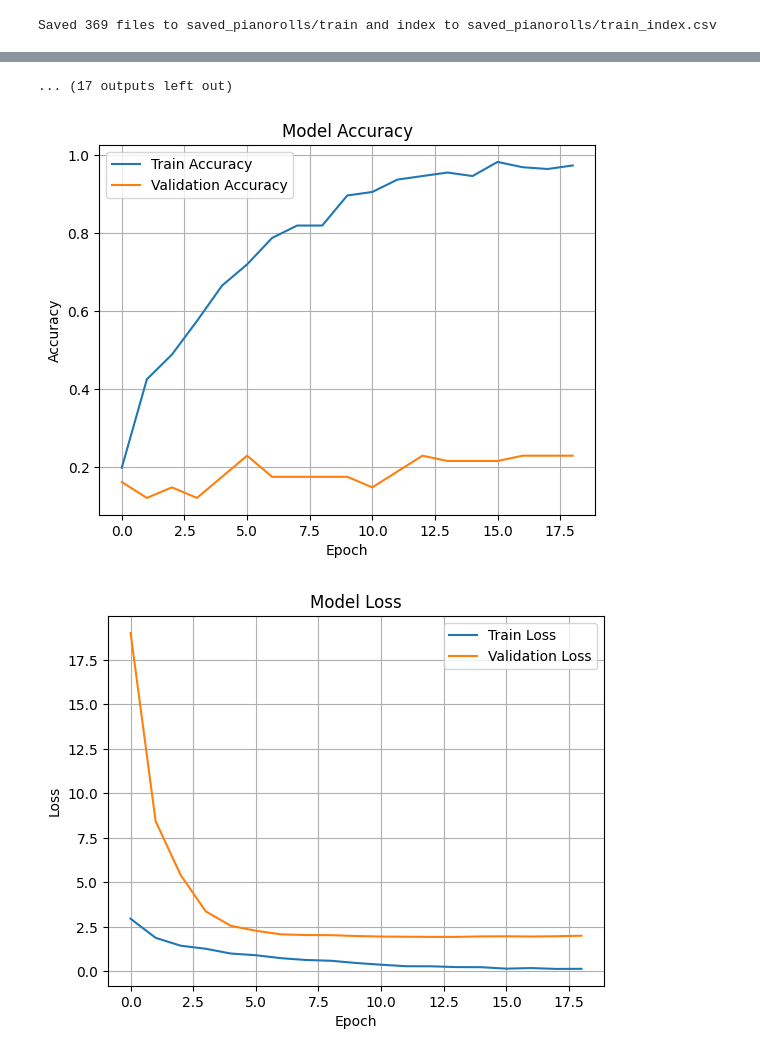
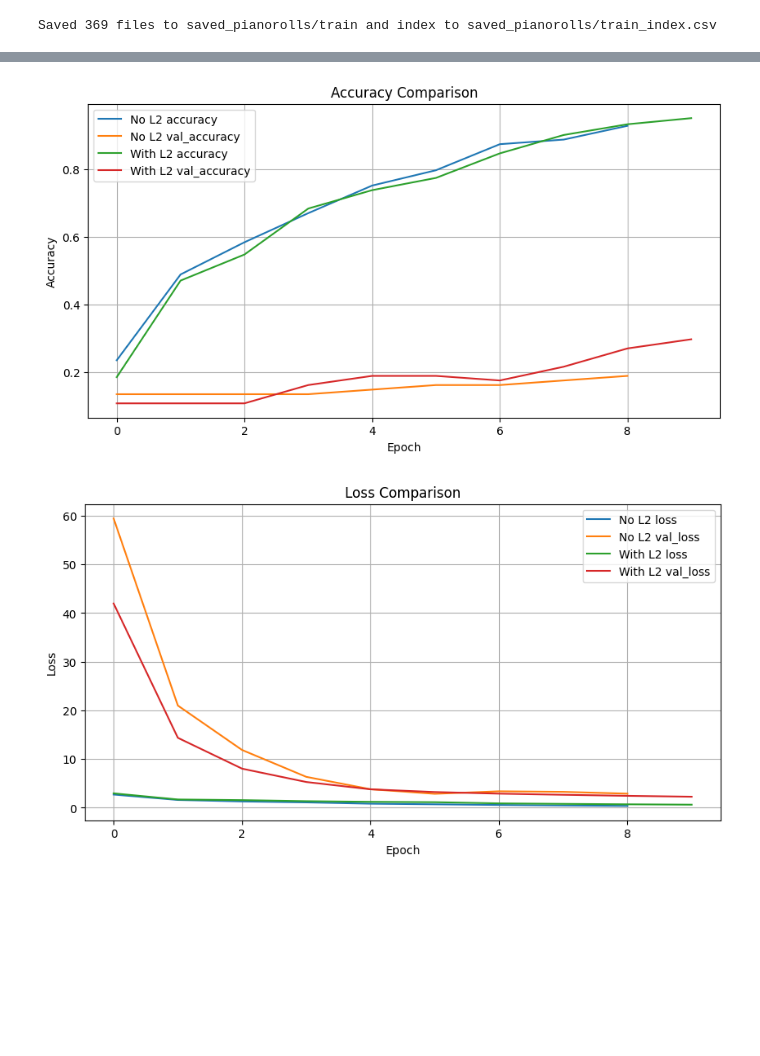
Before and after one commit to birendrakhimding/Music-Composer-Classification, a Jupyter notebook: Final_Project_511_Group_5.ipynb, the cells around one changed output, grey strips where cells are left out. Cells and saved outputs as stored; diff of their text form; code cells hidden in the pictures; blank space fills up the shorter version.

```diff
--- a/Final_Project_511_Group_5.ipynb
+++ b/Final_Project_511_Group_5.ipynb
@@ -158,14 +590,49 @@ model = Sequential([
+# %%
+from sklearn.utils.class_weight import compute_class_weight
+# Compute balanced class weights
+class_weights_array = compute_class_weight(
+    class_weight='balanced',
+    classes=np.unique(y_train),
+    y=y_train
+)
+
+class_weights = dict(enumerate(class_weights_array))
 # %%
-model.compile(optimizer='adam', loss='sparse_categorical_crossentropy', metrics=['accuracy'])
-#model.fit(X_train, y_train, validation_data=(X_val, y_val), epochs=30, batch_size=32)
-early_stop = EarlyStopping(monitor='val_loss', patience=5, restore_best_weights=True)
-checkpoint = ModelCheckpoint('best_model.h5', save_best_only=True, monitor='val_loss')
+# Rebuild both models
+model_no_l2 = build_model_no_l2()
+model_l2 = build_model_with_l2()
 
-history = model.fit(
+# Compile both models
+model_no_l2.compile(optimizer='adam', loss='sparse_categorical_crossentropy', metrics=['accuracy'])
+model_l2.compile(optimizer='adam', loss='sparse_categorical_crossentropy', metrics=['accuracy'])
+
+# Train baseline model (no L2)
+history_no_l2 = model_no_l2.fit(
     X_train, y_train,
     validation_data=(X_val, y_val),
-    epochs=30,
+    epochs=10,
     batch_size=32,
-    callbacks=[early_stop, checkpoint]
+    class_weight=class_weights,
+    callbacks=[EarlyStopping(monitor='val_loss', patience=3, restore_best_weights=True)],
+    verbose=1
 )
+
+# Train L2-regularized model
+history_l2 = model_l2.fit(
+    X_train, y_train,
+    validation_data=(X_val, y_val),
+    epochs=10,
+    batch_size=32,
+    class_weight=class_weights,
+    callbacks=[EarlyStopping(monitor='val_loss', patience=3, restore_best_weights=True)],
+    verbose=1
+)
+
+histories = {
+    "No L2": hist_no_l2,
+    "With L2": hist_l2
+}
+
+plot_history(histories, "accuracy")
+plot_history(histories, "loss")
 # %% [output]
@@ -195,28 +656,2 @@ WARNING:absl:You are saving your model as an HDF5 file via `model.save()` or `ke
-... (17 outputs left out)
+[figure, added]
+[figure, added]
-# %%
-import matplotlib.pyplot as plt
-
-# Accuracy
-plt.figure()
-plt.plot(history.history['accuracy'], label='Train Accuracy')
-plt.plot(history.history['val_accuracy'], label='Validation Accuracy')
-plt.title('Model Accuracy')
-plt.xlabel('Epoch')
-plt.ylabel('Accuracy')
-plt.legend()
-plt.grid(True)
-plt.show()
-
-# Loss
-plt.figure()
-plt.plot(history.history['loss'], label='Train Loss')
-plt.plot(history.history['val_loss'], label='Validation Loss')
-plt.title('Model Loss')
-plt.xlabel('Epoch')
-plt.ylabel('Loss')
-plt.legend()
-plt.grid(True)
-plt.show()
-# %% [output]
-[figure, removed]
-[figure, removed]
```
Also changed, not shown: parts of 34 cells of this notebook.
